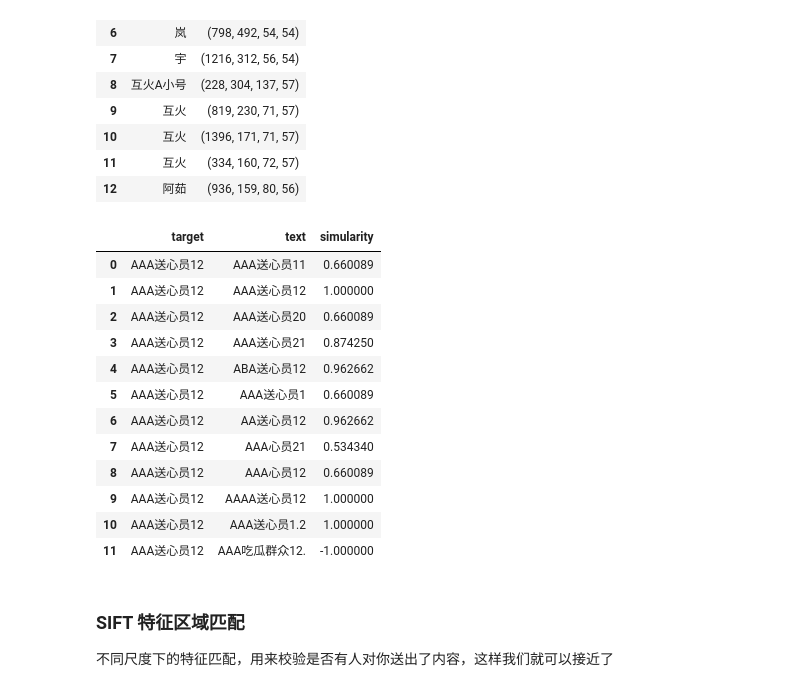
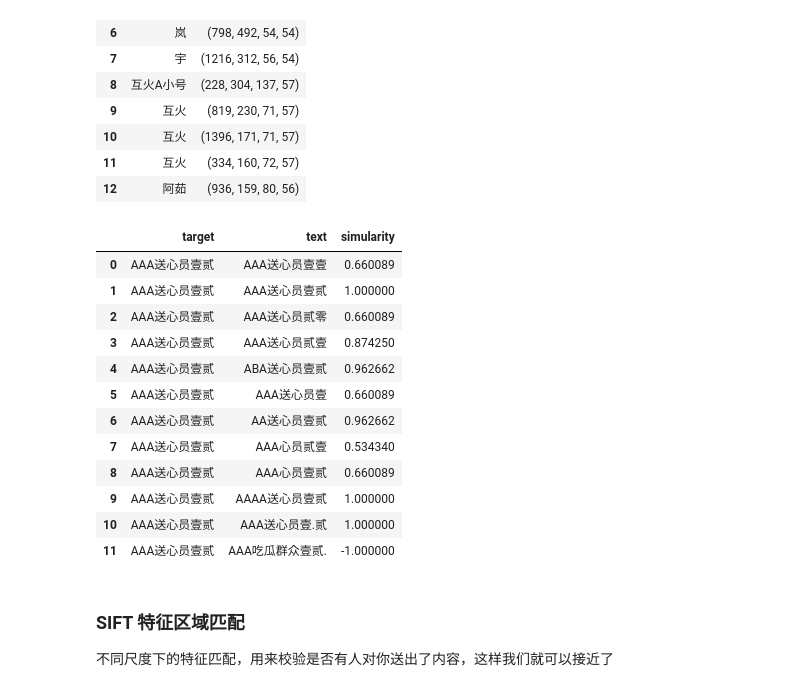
Before and after one commit to hhhhc-da/sky-auto-collect, a Jupyter notebook: sky-api/heart-image.ipynb, the cells around one changed output. Cells and saved outputs as stored; diff of their text form; code cells hidden in the pictures.

```diff
--- a/sky-api/heart-image.ipynb
+++ b/sky-api/heart-image.ipynb
@@ -1227,6 +1228,19 @@ pf
 | 11 | 互火 | (334, 160, 72, 57) |
 | 12 | 阿茹 | (936, 159, 80, 56) |
 # %%
+chinese_map = {
+    '1': '壹',
+    '2': '贰',
+    '3': '叁',
+    '4': '肆',
+    '5': '伍',
+    '6': '陆',
+    '7': '柒',
+    '8': '捌',
+    '9': '玖',
+    '0': '零'
+}
+
 def text_combination(text) -> set:
     """
     用于计算长词的组合方式
@@ -1266,51 +1280,51 @@ def text_simularity(ocr_text, target, compare_length=8, n=4) -> float:
         target_trunk = target[-truck_size:]
 
         similarity = text_simularity(ocr_text_trunk, target_trunk)
         if similarity > 0.5:
-            id1 = int(''.join([i for i in ocr_text[-n:] if i.isdigit()]))
-            id2 = int(''.join([i for i in target[-n:] if i.isdigit()]))
+            id1 = ''.join([i for i in ocr_text[-n:] if i in chinese_map.keys()])
+            id2 = ''.join([i for i in target[-n:] if i in chinese_map.keys()])
 
             if id1 == id2:
                 return 1
         return -1
 
     sub_strings = text_combination(target)
     all_matches, z_matches = [], []
 
     # 收集所有匹配子串及其位置
     for sname in sub_strings:
         pattern = r'.{0,2}'.join(sname)
         if bool(re.search(pattern, ocr_text)):
             all_matches.append(sname)
         if bool(re.search(pattern, target)):
             z_matches.append(sname)
 
     similarity = np.sum(np.exp([len(match_string) for match_string in all_matches]))/np.sum(np.exp([len(match_string) for match_string in z_matches]))
     return similarity
 
-ocr_texts = ["AAA送心员11","AAA送心员12","AAA送心员20","AAA送心员21",
-             "ABA送心员12","AAA送心员1","AA送心员12","AAA心员21",
-             "AAA心员12","AAAA送心员12","AAA送心员1.2","AAA吃瓜群众12."]
-target = "AAA送心员12"
+ocr_texts = ["AAA送心员壹壹","AAA送心员壹贰","AAA送心员贰零","AAA送心员贰壹",
+             "ABA送心员壹贰","AAA送心员壹","AA送心员壹贰","AAA心员贰壹",
+             "AAA心员壹贰","AAAA送心员壹贰","AAA送心员壹.贰","AAA吃瓜群众壹贰."]
+target = "AAA送心员壹贰"
 
 df = []
 for text in ocr_texts:
     df.append((target, text, text_simularity(ocr_text=text, target=target)))
 pd.DataFrame(df, columns=["target", "text", "simularity"])
 # %% [output]
 |  | target | text | simularity |
-| 0 | AAA送心员12 | AAA送心员11 | 0.660089 |
-| 1 | AAA送心员12 | AAA送心员12 | 1.000000 |
-| 2 | AAA送心员12 | AAA送心员20 | 0.660089 |
-| 3 | AAA送心员12 | AAA送心员21 | 0.874250 |
-| 4 | AAA送心员12 | ABA送心员12 | 0.962662 |
-| 5 | AAA送心员12 | AAA送心员1 | 0.660089 |
-| 6 | AAA送心员12 | AA送心员12 | 0.962662 |
-| 7 | AAA送心员12 | AAA心员21 | 0.534340 |
-| 8 | AAA送心员12 | AAA心员12 | 0.660089 |
-| 9 | AAA送心员12 | AAAA送心员12 | 1.000000 |
-| 10 | AAA送心员12 | AAA送心员1.2 | 1.000000 |
-| 11 | AAA送心员12 | AAA吃瓜群众12. | -1.000000 |
+| 0 | AAA送心员壹贰 | AAA送心员壹壹 | 0.660089 |
+| 1 | AAA送心员壹贰 | AAA送心员壹贰 | 1.000000 |
+| 2 | AAA送心员壹贰 | AAA送心员贰零 | 0.660089 |
+| 3 | AAA送心员壹贰 | AAA送心员贰壹 | 0.874250 |
+| 4 | AAA送心员壹贰 | ABA送心员壹贰 | 0.962662 |
+| 5 | AAA送心员壹贰 | AAA送心员壹 | 0.660089 |
+| 6 | AAA送心员壹贰 | AA送心员壹贰 | 0.962662 |
+| 7 | AAA送心员壹贰 | AAA心员贰壹 | 0.534340 |
+| 8 | AAA送心员壹贰 | AAA心员壹贰 | 0.660089 |
+| 9 | AAA送心员壹贰 | AAAA送心员壹贰 | 1.000000 |
+| 10 | AAA送心员壹贰 | AAA送心员壹.贰 | 1.000000 |
+| 11 | AAA送心员壹贰 | AAA吃瓜群众壹贰. | -1.000000 |
 # %% [markdown]
 ### __SIFT 特征区域匹配__
 不同尺度下的特征匹配，用来校验是否有人对你送出了内容，这样我们就可以接近了
```
Also changed, not shown: parts of 4 cells of this notebook, 10 other files.
